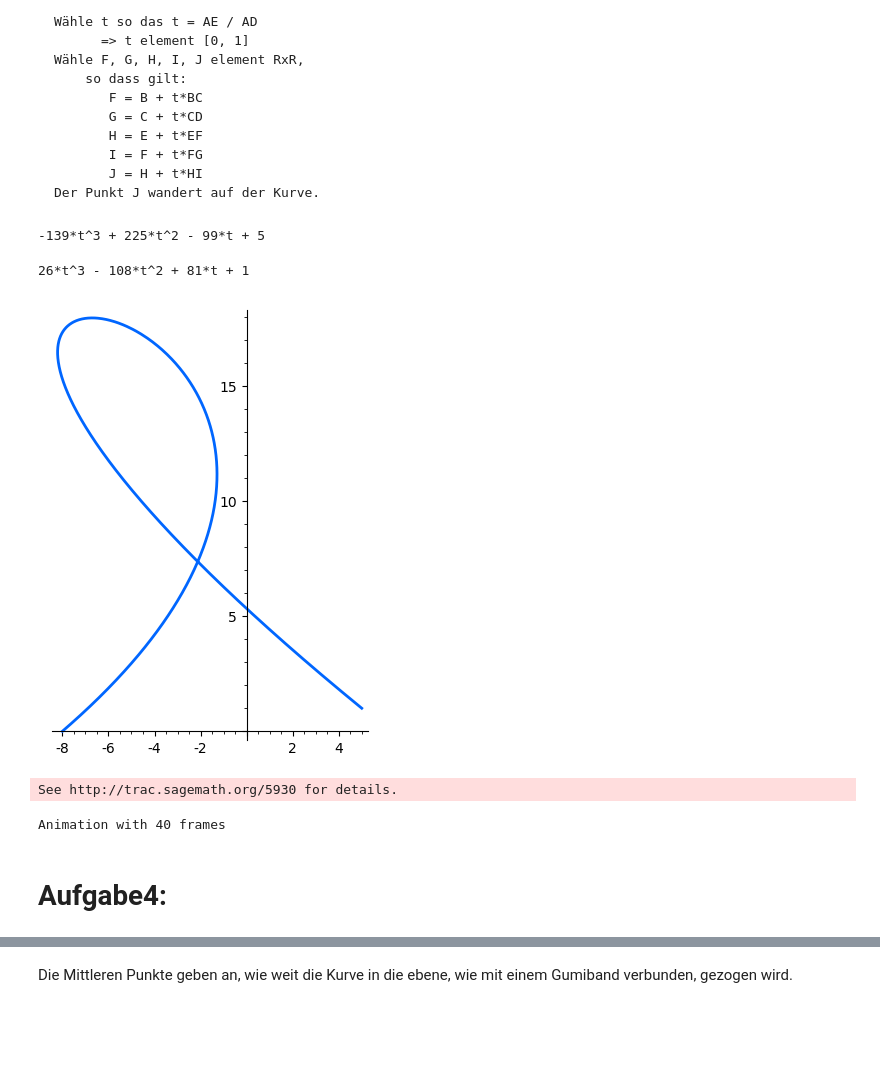
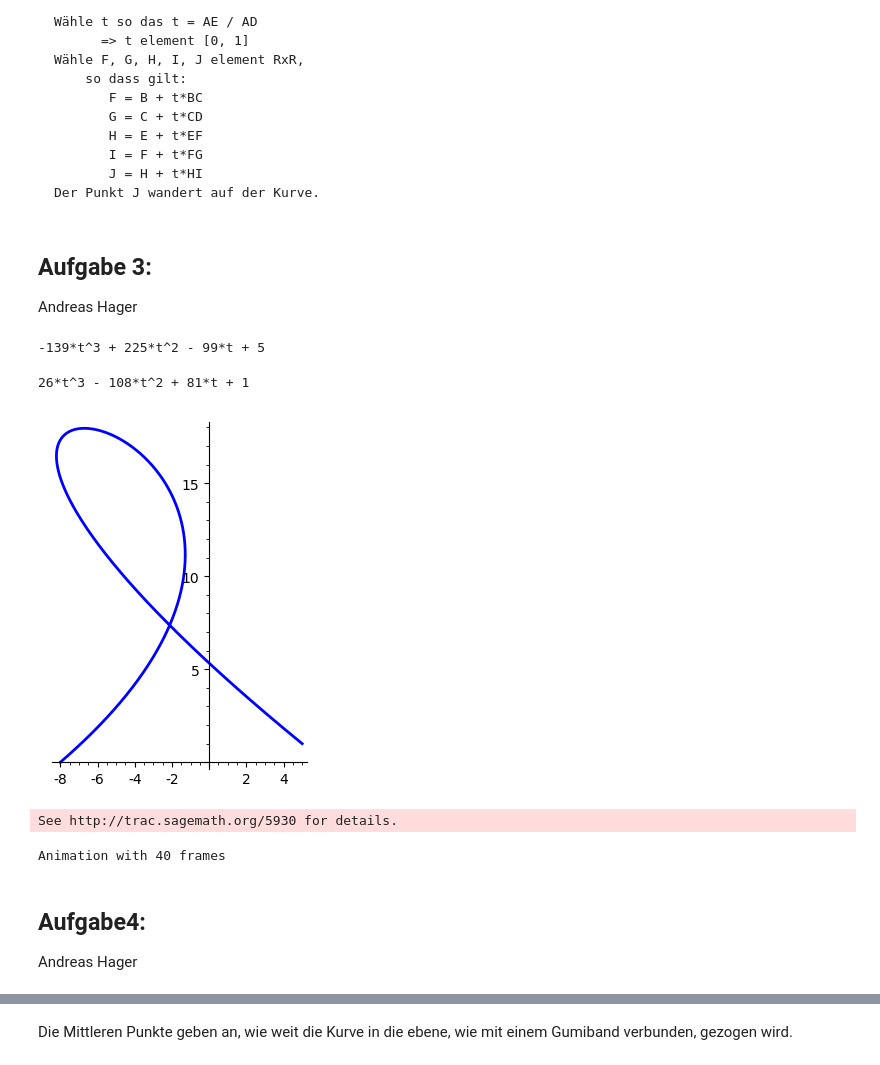
Before and after one commit to AndHager/Bezier, a Jupyter notebook: BezierAndreas.ipynb, the cells around one changed output, grey strips where cells are left out. Drawn from its saved outputs; the diff is of its cells as text; code cells hidden in the pictures; blank space fills up the shorter version.

Commit message:
Erledigung aller Aufgaben

```diff
--- a/BezierAndreas.ipynb
+++ b/BezierAndreas.ipynb
@@ -30,7 +87,7 @@ Der Punkt J wandert auf der Kurve.
 class CubicBezier:
     """
     :author Andreas Hager:
-    Diese Klasse repräsentiert eine Kubische Bezier-Kurfe
+    Diese Klasse repräsentiert eine Kubische Bezier-Kurve
     """
 
     def __init__(self, a, b, c, d):
@@ -56,9 +113,9 @@ class CubicBezier:
         self.j[1] = self.j[1].full_simplify()
         return self.j
 
-    def get_kurve(self, upTo=1):
+    def get_curve(self, upTo=1):
         function = self.get_explicit_function()
-        return parametric_plot((function[0], function[1]), (0, upTo), color=hue(0.6), thickness=2)
+        return parametric_plot((function[0], function[1]), (0, upTo), color='blue', thickness=2, zorder=0)
 
     def get_animation(self, steps):
         """Aufgabe 3"""
@@ -68,60 +125,69 @@ class CubicBezier:
 
         sines = [self.list_plot_points(list, counter/(steps+2)) +
                  plot + self.draw_lines(list, counter/(steps+2)) +
-                 self.get_kurve(counter/(steps+2)) for counter in range(1, steps+1)]
+                 self.get_curve(counter/(steps+2)) for counter in range(1, steps+1)]
         animation = animate(sines)
 
         return animation
 
-
-
-
-
     def draw_base_lines(self):
         punkte = [self.a, self.b, self.c, self.d]
-        plot = list_plot(punkte, color='green', pointsize=30, figsize=6)
-        plot += line([self.a, self.b], color='green', thickness=1)
-        plot += line([self.b, self.c], color='green', thickness=1)
-        plot += line([self.c, self.d], color='green', thickness=1)
+        # plot = list_plot(punkte, color='green', pointsize=30, figsize=6)
+        plot = line([self.a, self.b], color='green', thickness=2, zorder=1)
+        plot += line([self.b, self.c], color='green', thickness=2, zorder=1)
+        plot += line([self.c, self.d], color='green', thickness=2, zorder=1)
         return plot
 
 
     def draw_lines(self, list, value=1):
-        plot = line([(list[0][0](value), list[0][1](value)), (list[1][0](value), list[1][1](value))], color='green', thickness=1)
-        plot += line([(list[1][0](value), list[1][1](value)), (list[2][0](value), list[2][1](value))], color='green', thickness=1)
-        plot += line([(list[3][0](value), list[3][1](value)), (list[4][0](value), list[4][1](value))], color='green', thickness=1)
+        plot = line([(list[0][0](value), list[0][1](value)), (list[1][0](value), list[1][1](value))], color='green', thickness=1, zorder=1)
+        plot += line([(list[1][0](value), list[1][1](value)), (list[2][0](value), list[2][1](value))], color='green', thickness=1, zorder=1)
+        plot += line([(list[3][0](value), list[3][1](value)), (list[4][0](value), list[4][1](value))], color='green', thickness=1, zorder=1)
         return plot
 
+    def get_full_plot(self):
+        plot = self.get_curve()
+        plot += self.draw_base_lines()
+        plot += list_plot([self.a, self.b, self.c, self.d], size=50, color='red', zorder=2)
+        return plot
+
+    def get_points(self):
+        return self.a, self.b, self.c, self.d
+
     def list_plot_points(self, list, value=1):
-        return list_plot([(list[i][0](value), list[i][1](value))  for i in range(len(list))], color = 'green')
+        return list_plot([(list[i][0](value), list[i][1](value))  for i in range(len(list))], size=50, color='red', zorder=2)
+# %% [markdown]
+## Aufgabe 3:
+Andreas Hager
 # %%
 a = vector([5, 1])
 b = vector([-28, 28])
 c = vector([14, 19])
 d = vector([-8, 0])
 
 
 cubic = CubicBezier(a, b, c, d)
 
 function = cubic.get_explicit_function()
 pretty_print(function[0])
 pretty_print(function[1])
 
-plot = cubic.get_kurve()
+plot = cubic.get_curve()
 show(plot)
 
 steps = 40
 animation = cubic.get_animation(steps)
 show(animation)
 animation.gif(savefile='bezier_animation.gif', delay=35, iterations=3)
 # %% [output]
 -139*t^3 + 225*t^2 - 99*t + 5
 26*t^3 - 108*t^2 + 81*t + 1
-[figure, old version]
+[figure, new version]
 See http://trac.sagemath.org/5930 for details.
 Animation with 40 frames
 # %% [markdown]
-# Aufgabe4:
+## Aufgabe4:
+Andreas Hager
 # %%
 p1 = vector([4, 1])
 p2 = vector([28, 48])
```
Also changed, not shown: parts of 27 cells of this notebook.
